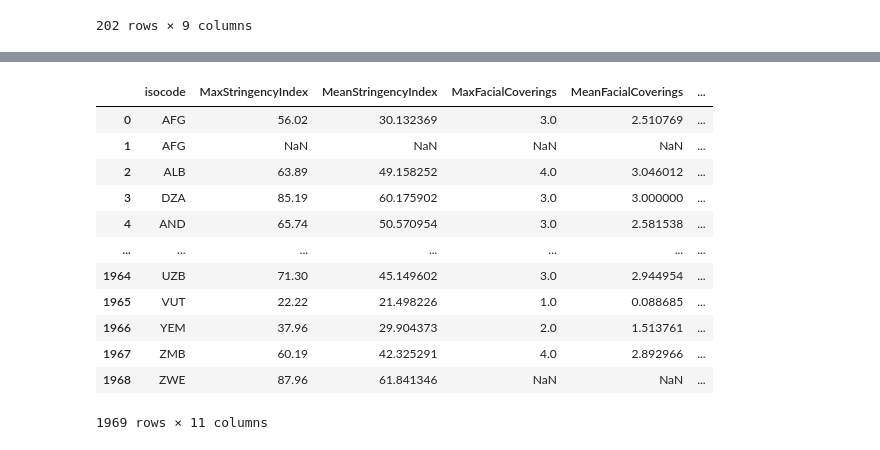
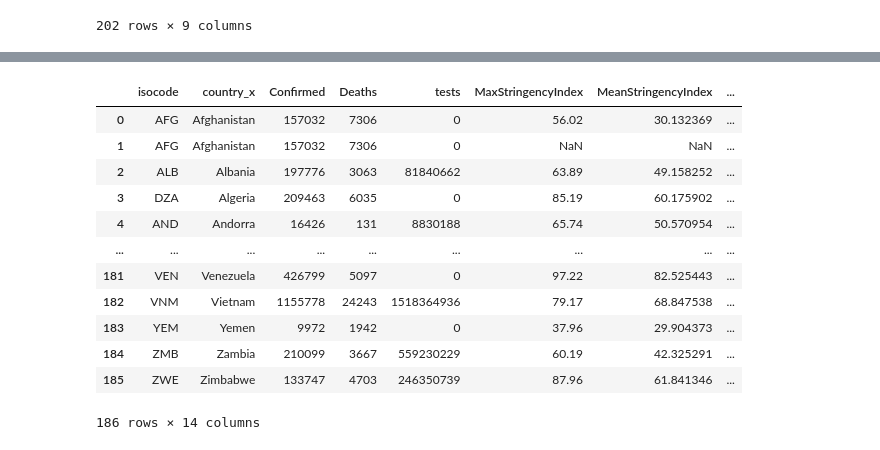
Before and after one commit to polinaprinii/DAP-Project, a Jupyter notebook: Linear Regression/Final Dataset.ipynb, the cells around one changed output, grey strips where cells are left out. Saved outputs shown, nothing was run; the diff lists cells and outputs as text; code cells hidden in the pictures.

```diff
--- a/Linear Regression/Untitled4.ipynb
+++ b/Linear Regression/Final Dataset.ipynb
@@ -89,17 +85,21 @@ merge3
+# %%
+finalmerge = merge3[['isocode','country_x','Confirmed','Deaths','tests','MaxStringencyIndex','MeanStringencyIndex','MaxFacialCoverings','MeanFacialCoverings','MaxStayHome','MeanStayHome']]
+finalmerge = pd.merge(finalmerge, vaccine, on='isocode')
+finalmerge = finalmerge[['isocode','country_x','Confirmed','Deaths','tests','MaxStringencyIndex','MeanStringencyIndex','MaxFacialCoverings','MeanFacialCoverings','MaxStayHome','MeanStayHome','totalvaccinations','totalbooster','fullyvaccinated']]
+finalmerge
+# %% [output]
+|  | isocode | country_x | Confirmed | Deaths | tests | MaxStringencyIndex | MeanStringencyIndex | ... |
+| 0 | AFG | Afghanistan | 157032 | 7306 | 0 | 56.02 | 30.132369 | ... |
+| 1 | AFG | Afghanistan | 157032 | 7306 | 0 | NaN | NaN | ... |
+| 2 | ALB | Albania | 197776 | 3063 | 81840662 | 63.89 | 49.158252 | ... |
+| 3 | DZA | Algeria | 209463 | 6035 | 0 | 85.19 | 60.175902 | ... |
+| 4 | AND | Andorra | 16426 | 131 | 8830188 | 65.74 | 50.570954 | ... |
+| ... | ... | ... | ... | ... | ... | ... | ... | ... |
+| 181 | VEN | Venezuela | 426799 | 5097 | 0 | 97.22 | 82.525443 | ... |
+| 182 | VNM | Vietnam | 1155778 | 24243 | 1518364936 | 79.17 | 68.847538 | ... |
+| 183 | YEM | Yemen | 9972 | 1942 | 0 | 37.96 | 29.904373 | ... |
+| 184 | ZMB | Zambia | 210099 | 3667 | 559230229 | 60.19 | 42.325291 | ... |
+| 185 | ZWE | Zimbabwe | 133747 | 4703 | 246350739 | 87.96 | 61.841346 | ... |
+186 rows × 14 columns
 # %%
-merge3 = merge3.rename(columns = {'12/05/2021': 'deaths','country_x':'country'})
-merge3
+finalmerge = finalmerge.rename(columns = {'country_x':'country'})
-# %% [output]
-|  | isocode | MaxStringencyIndex | MeanStringencyIndex | MaxFacialCoverings | MeanFacialCoverings | ... |
-| 0 | AFG | 56.02 | 30.132369 | 3.0 | 2.510769 | ... |
-| 1 | AFG | NaN | NaN | NaN | NaN | ... |
-| 2 | ALB | 63.89 | 49.158252 | 4.0 | 3.046012 | ... |
-| 3 | DZA | 85.19 | 60.175902 | 3.0 | 3.000000 | ... |
-| 4 | AND | 65.74 | 50.570954 | 3.0 | 2.581538 | ... |
-| ... | ... | ... | ... | ... | ... | ... |
-| 1964 | UZB | 71.30 | 45.149602 | 3.0 | 2.944954 | ... |
-| 1965 | VUT | 22.22 | 21.498226 | 1.0 | 0.088685 | ... |
-| 1966 | YEM | 37.96 | 29.904373 | 2.0 | 1.513761 | ... |
-| 1967 | ZMB | 60.19 | 42.325291 | 4.0 | 2.892966 | ... |
-| 1968 | ZWE | 87.96 | 61.841346 | NaN | NaN | ... |
-1969 rows × 11 columns
```
Also changed, not shown: parts of 6 cells of this notebook.
